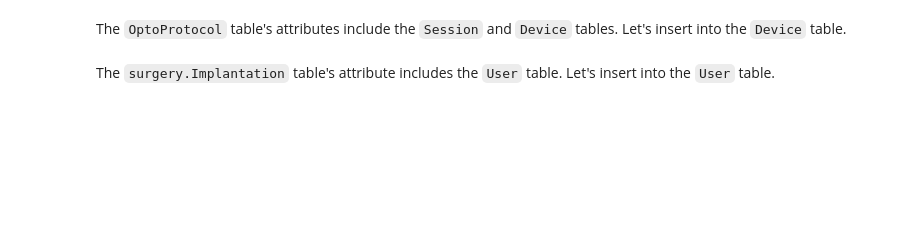
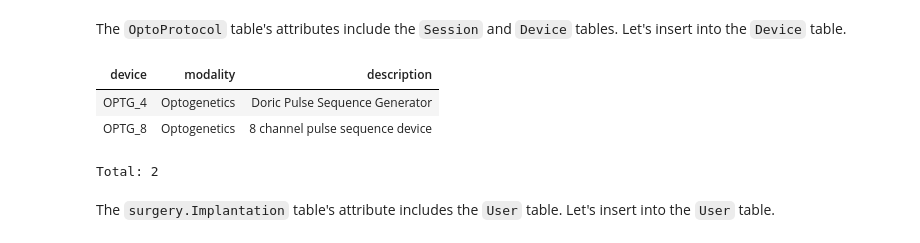
Before and after one commit to datajoint/workflow-optogenetics, a Jupyter notebook: notebooks/tutorial.ipynb, the cells around one changed output. Drawn from its saved outputs; the diff is of its cells as text; code cells hidden in the pictures; blank space fills up the shorter version.

```diff
--- a/notebooks/tutorial.ipynb
+++ b/notebooks/tutorial.ipynb
@@ -140,11 +171,17 @@ The `OptoProtocol` table's attributes include the `Session` and `Device` tables.
 # %%
 Device.insert1(
     dict(
         device="OPTG_8",
         modality="Optogenetics",
         description="8 channel pulse sequence device",
     )
 )
+Device()
+# %% [output]
+| device | modality | description |
+| OPTG_4 | Optogenetics | Doric Pulse Sequence Generator |
+| OPTG_8 | Optogenetics | 8 channel pulse sequence device |
+Total: 2
 # %% [markdown]
 The `surgery.Implantation` table's attribute includes the `User` table.  Let's insert into the `User` table.
 # %%
```
Also changed, not shown: parts of 25 cells of this notebook.
